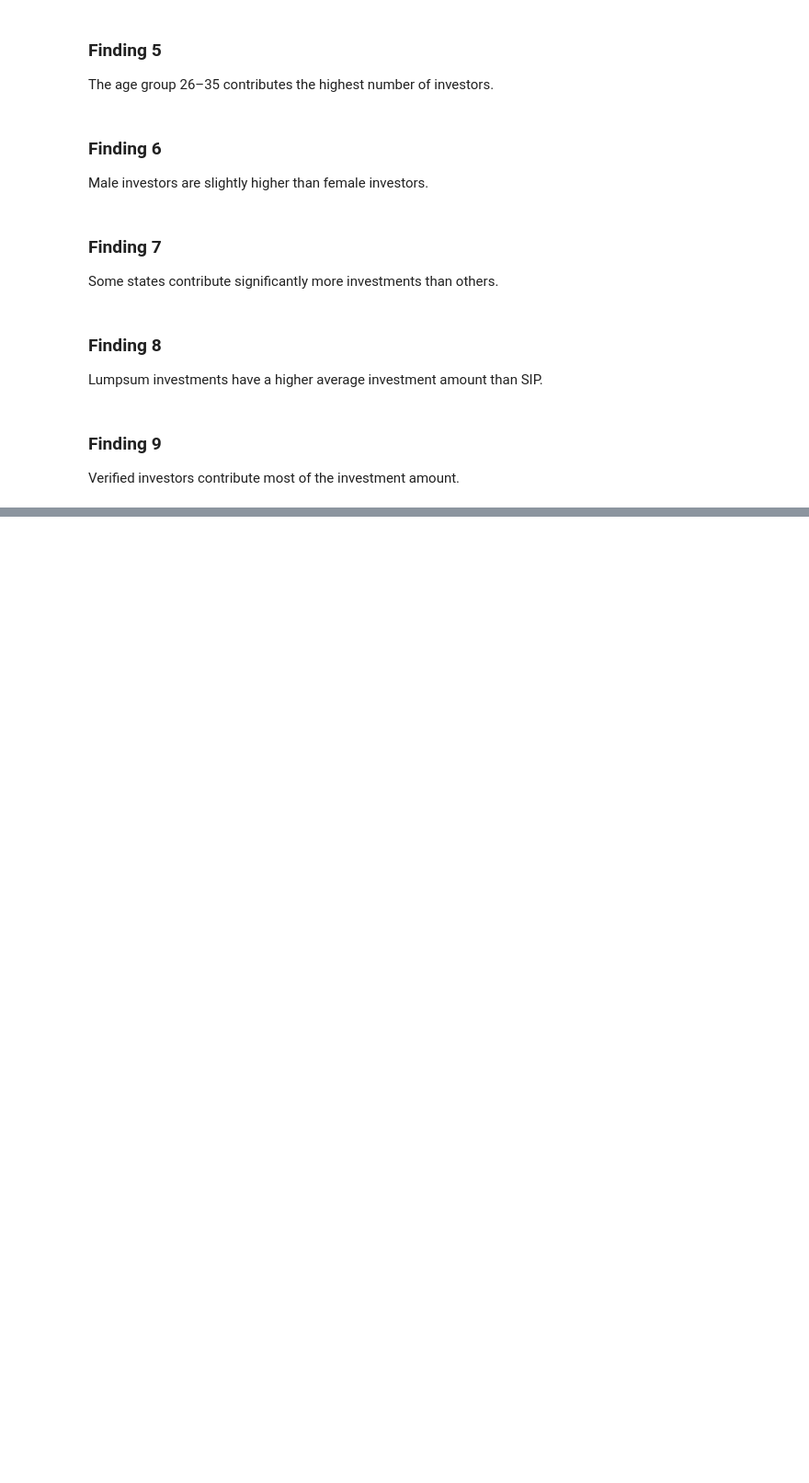
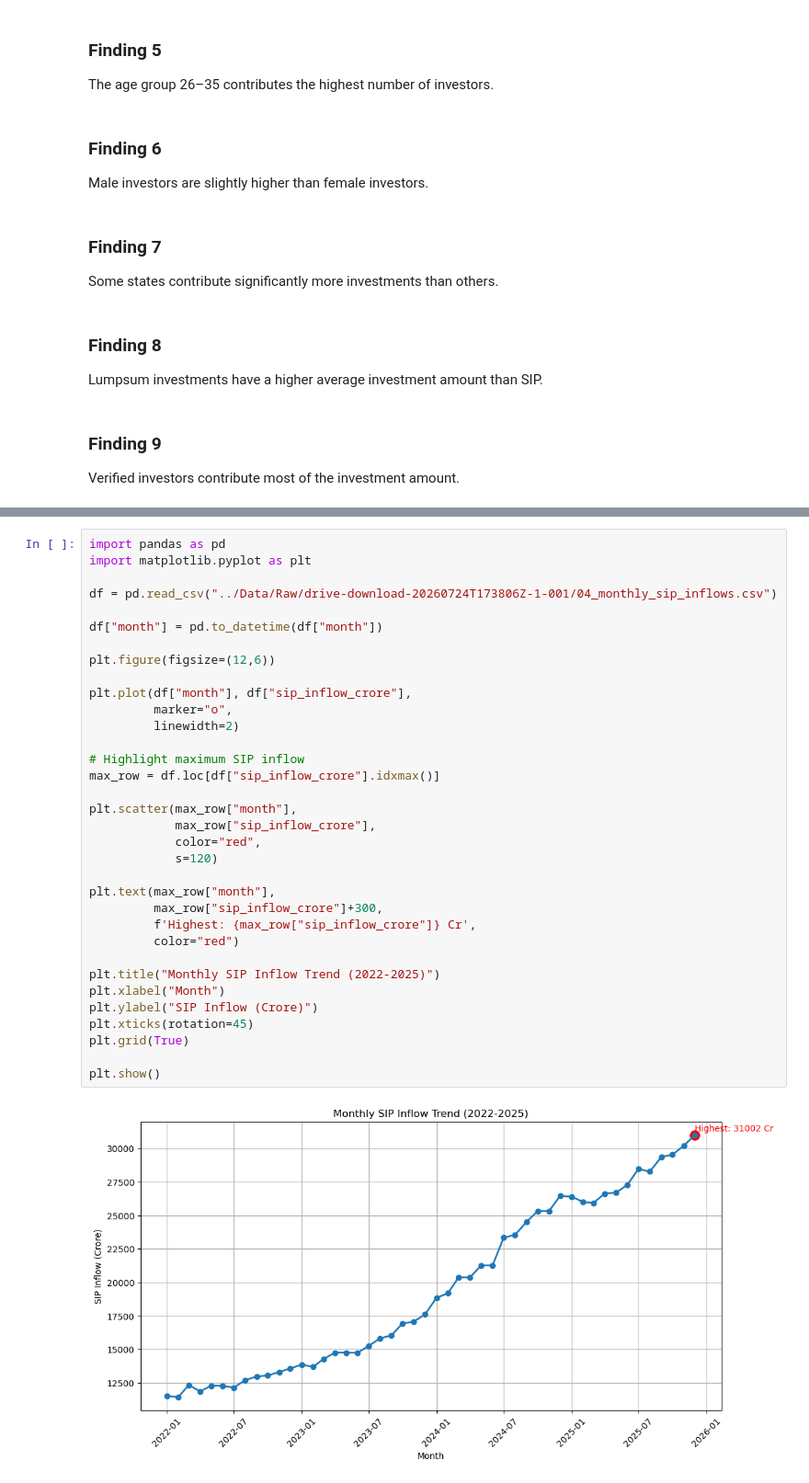
Before and after one commit to sanallabhavana17/MutualFundAnalytics, a Jupyter notebook: notebooks/EDA_Analysis.ipynb, the cells around one changed output, grey strips where cells are left out. Shown at 92% size. Saved outputs shown, nothing was run; the diff lists cells and outputs as text; blank space fills up the shorter version.

```diff
--- a/notebooks/EDA_Analysis.ipynb
+++ b/notebooks/EDA_Analysis.ipynb
@@ -269,0 +379,36 @@ Verified investors contribute most of the investment amount.
+# %%
+import pandas as pd
+import matplotlib.pyplot as plt
+
+df = pd.read_csv("../Data/Raw/drive-download-20260724T173806Z-1-001/04_monthly_sip_inflows.csv")
+
+df["month"] = pd.to_datetime(df["month"])
+
+plt.figure(figsize=(12,6))
+
+plt.plot(df["month"], df["sip_inflow_crore"],
+         marker="o",
+         linewidth=2)
+
+# Highlight maximum SIP inflow
+max_row = df.loc[df["sip_inflow_crore"].idxmax()]
+
+plt.scatter(max_row["month"],
+            max_row["sip_inflow_crore"],
+            color="red",
+            s=120)
+
+plt.text(max_row["month"],
+         max_row["sip_inflow_crore"]+300,
+         f'Highest: {max_row["sip_inflow_crore"]} Cr',
+         color="red")
+
+plt.title("Monthly SIP Inflow Trend (2022-2025)")
+plt.xlabel("Month")
+plt.ylabel("SIP Inflow (Crore)")
+plt.xticks(rotation=45)
+plt.grid(True)
+
+plt.show()
+# %% [output]
+[figure, added]
```
Also changed, not shown: parts of 19 cells of this notebook.
